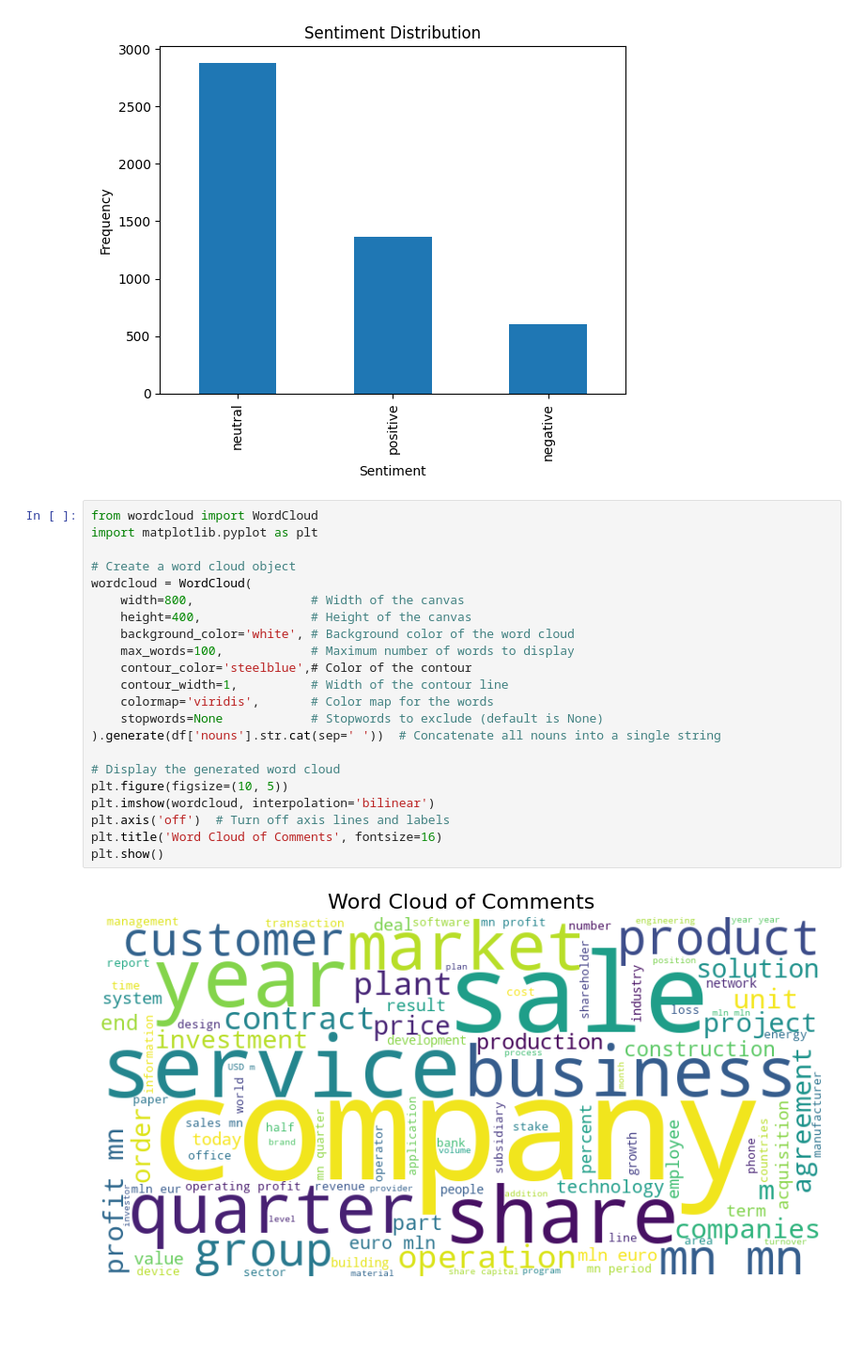
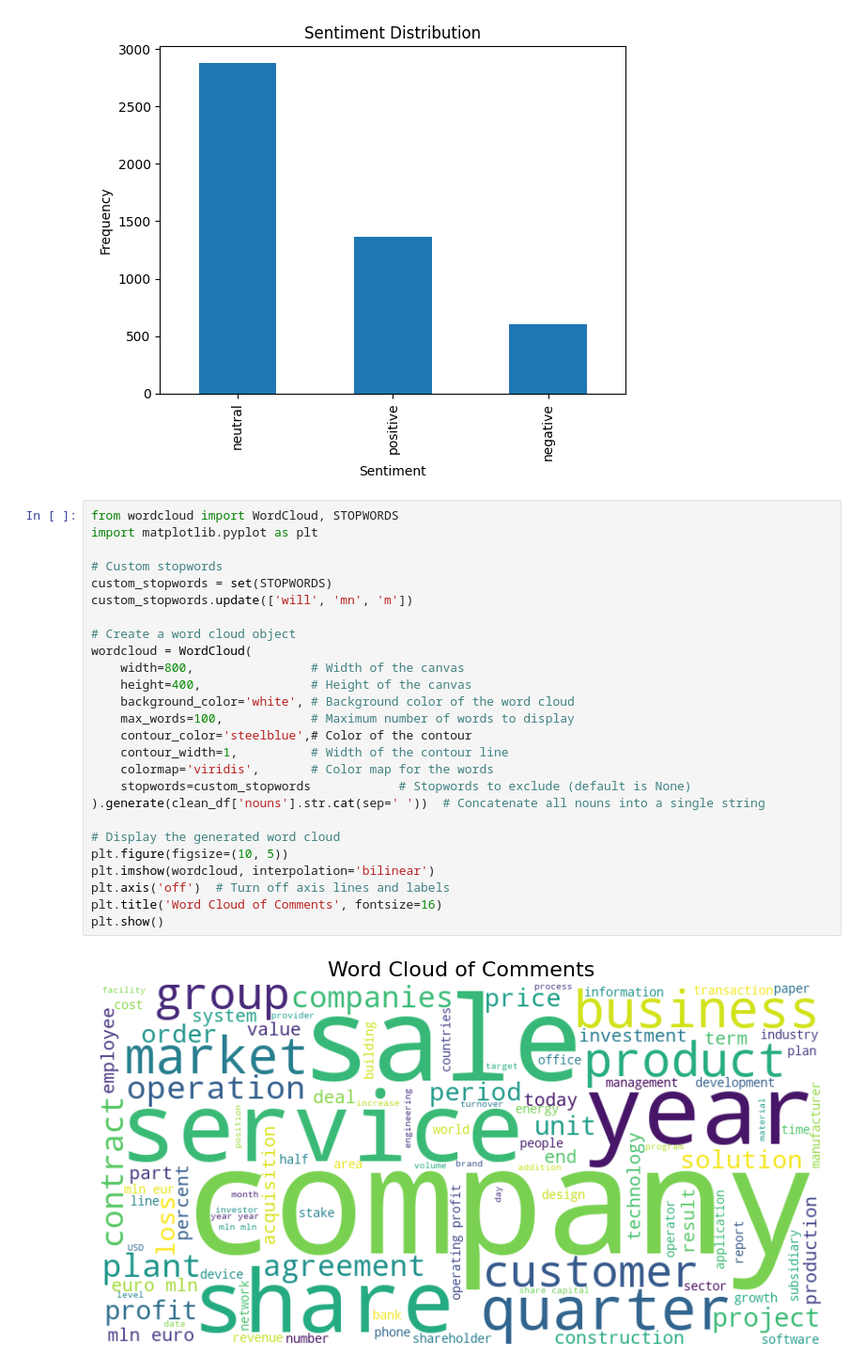
Before and after one commit to robinm98/Financial_Sentiment_Analysis, a Jupyter notebook: EDA.ipynb, the cells around one changed output. Shown at 94% size. Drawn from its saved outputs; the diff is of its cells as text; blank space fills up the shorter version.

```diff
--- a/EDA.ipynb
+++ b/EDA.ipynb
@@ -96,26 +95,30 @@ plt.show()
 utf-8
 [figure]
 # %%
-from wordcloud import WordCloud
+from wordcloud import WordCloud, STOPWORDS
 import matplotlib.pyplot as plt
+
+# Custom stopwords
+custom_stopwords = set(STOPWORDS)
+custom_stopwords.update(['will', 'mn', 'm'])
 
 # Create a word cloud object
 wordcloud = WordCloud(
     width=800,                # Width of the canvas
     height=400,               # Height of the canvas
     background_color='white', # Background color of the word cloud
     max_words=100,            # Maximum number of words to display
     contour_color='steelblue',# Color of the contour
     contour_width=1,          # Width of the contour line
     colormap='viridis',       # Color map for the words
-    stopwords=None            # Stopwords to exclude (default is None)
-).generate(df['nouns'].str.cat(sep=' '))  # Concatenate all nouns into a single string
+    stopwords=custom_stopwords            # Stopwords to exclude (default is None)
+).generate(clean_df['nouns'].str.cat(sep=' '))  # Concatenate all nouns into a single string
 
 # Display the generated word cloud
 plt.figure(figsize=(10, 5))
 plt.imshow(wordcloud, interpolation='bilinear')
 plt.axis('off')  # Turn off axis lines and labels
 plt.title('Word Cloud of Comments', fontsize=16)
 plt.show()
 # %% [output]
-[figure, old version]
+[figure, new version]
```
Also changed, not shown: parts of 3 cells of this notebook, 1 other file.
